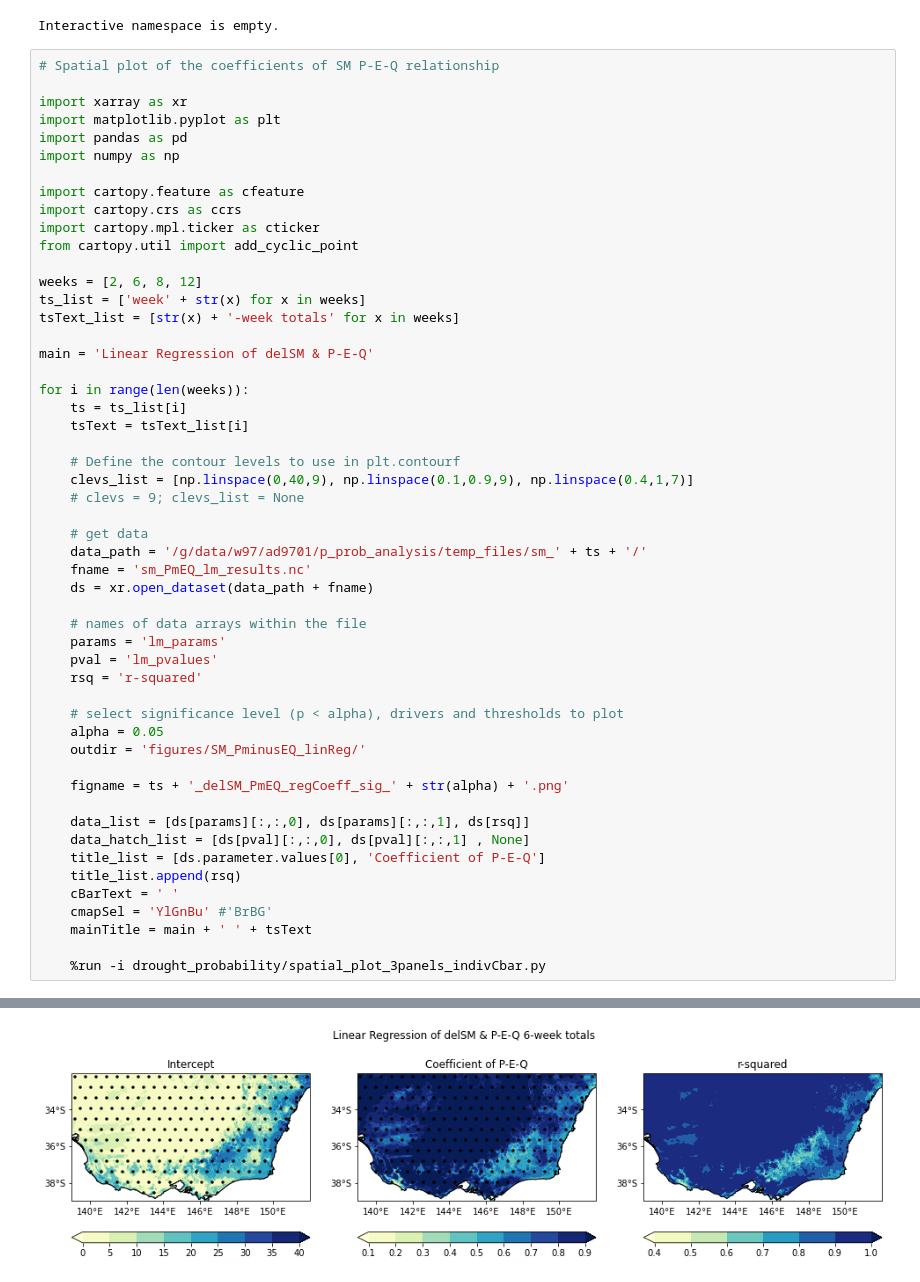
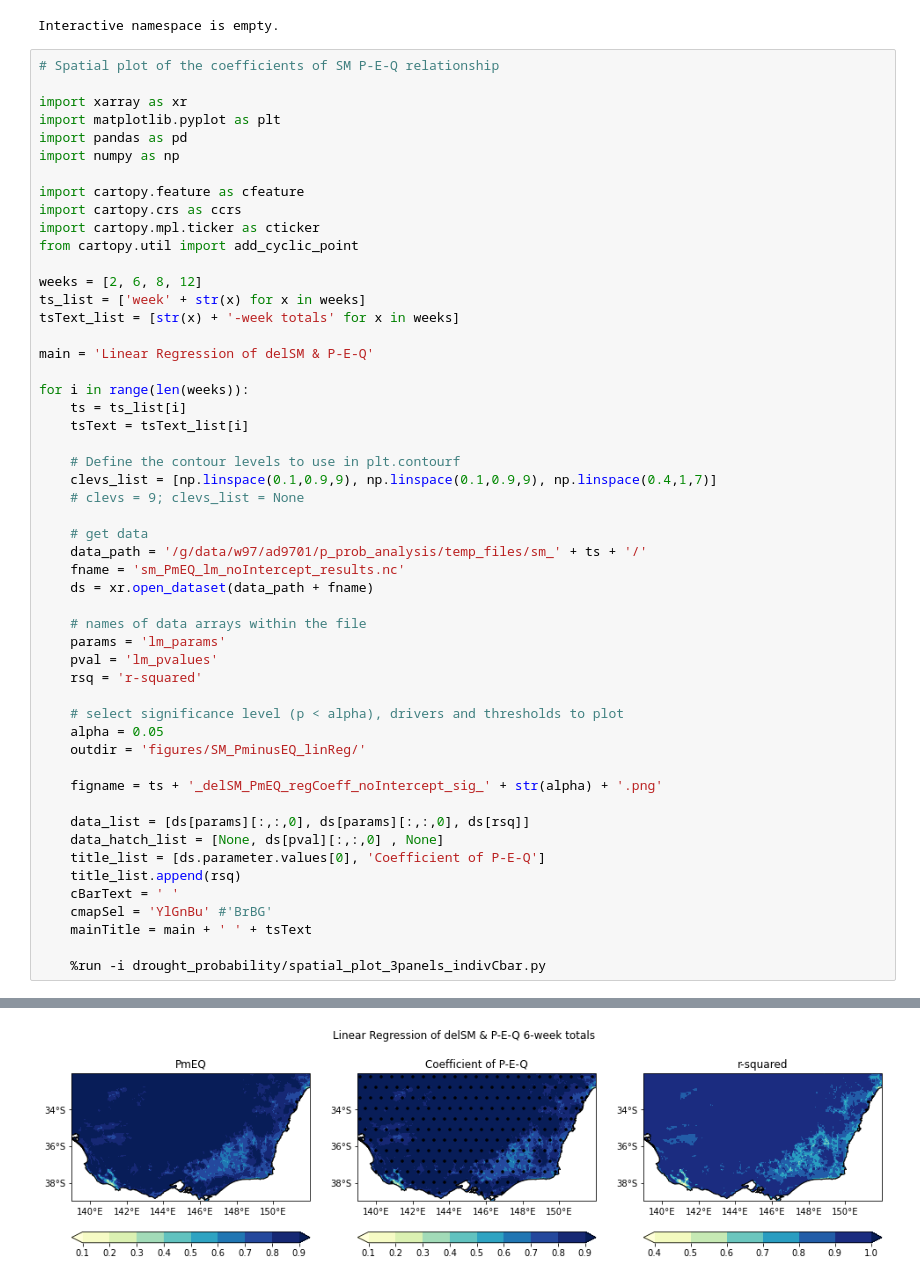
Before and after one commit to anjanadevanand/drought_break_probability, a Jupyter notebook: plot_SM_PminusEQ_regFit.ipynb, the cells around one changed output, grey strips where cells are left out. Drawn from its saved outputs; the diff is of its cells as text.

```diff
--- a/plot_SM_PminusEQ_regFit.ipynb
+++ b/plot_SM_PminusEQ_regFit.ipynb
@@ -26,12 +26,12 @@ for i in range(len(weeks)):
     tsText = tsText_list[i]
 
     # Define the contour levels to use in plt.contourf
-    clevs_list = [np.linspace(0,40,9), np.linspace(0.1,0.9,9), np.linspace(0.4,1,7)]
+    clevs_list = [np.linspace(0.1,0.9,9), np.linspace(0.1,0.9,9), np.linspace(0.4,1,7)]
     # clevs = 9; clevs_list = None
 
     # get data
     data_path = '/g/data/w97/ad9701/p_prob_analysis/temp_files/sm_' + ts + '/'
-    fname = 'sm_PmEQ_lm_results.nc'
+    fname = 'sm_PmEQ_lm_noIntercept_results.nc'
     ds = xr.open_dataset(data_path + fname)
 
     # names of data arrays within the file
@@ -43,10 +43,10 @@ for i in range(len(weeks)):
     alpha = 0.05
     outdir = 'figures/SM_PminusEQ_linReg/'
 
-    figname = ts + '_delSM_PmEQ_regCoeff_sig_' + str(alpha) + '.png'
+    figname = ts + '_delSM_PmEQ_regCoeff_noIntercept_sig_' + str(alpha) + '.png'
 
-    data_list = [ds[params][:,:,0], ds[params][:,:,1], ds[rsq]]
-    data_hatch_list = [ds[pval][:,:,0], ds[pval][:,:,1] , None]
+    data_list = [ds[params][:,:,0], ds[params][:,:,0], ds[rsq]]
+    data_hatch_list = [None, ds[pval][:,:,0] , None]
     title_list = [ds.parameter.values[0], 'Coefficient of P-E-Q']
     title_list.append(rsq)
     cBarText = ' '
@@ -59 +59 @@ for i in range(len(weeks)):
-[figure, old version]
+[figure, new version]
```
Also changed, not shown: parts of 1 cell of this notebook, 2 other files.
